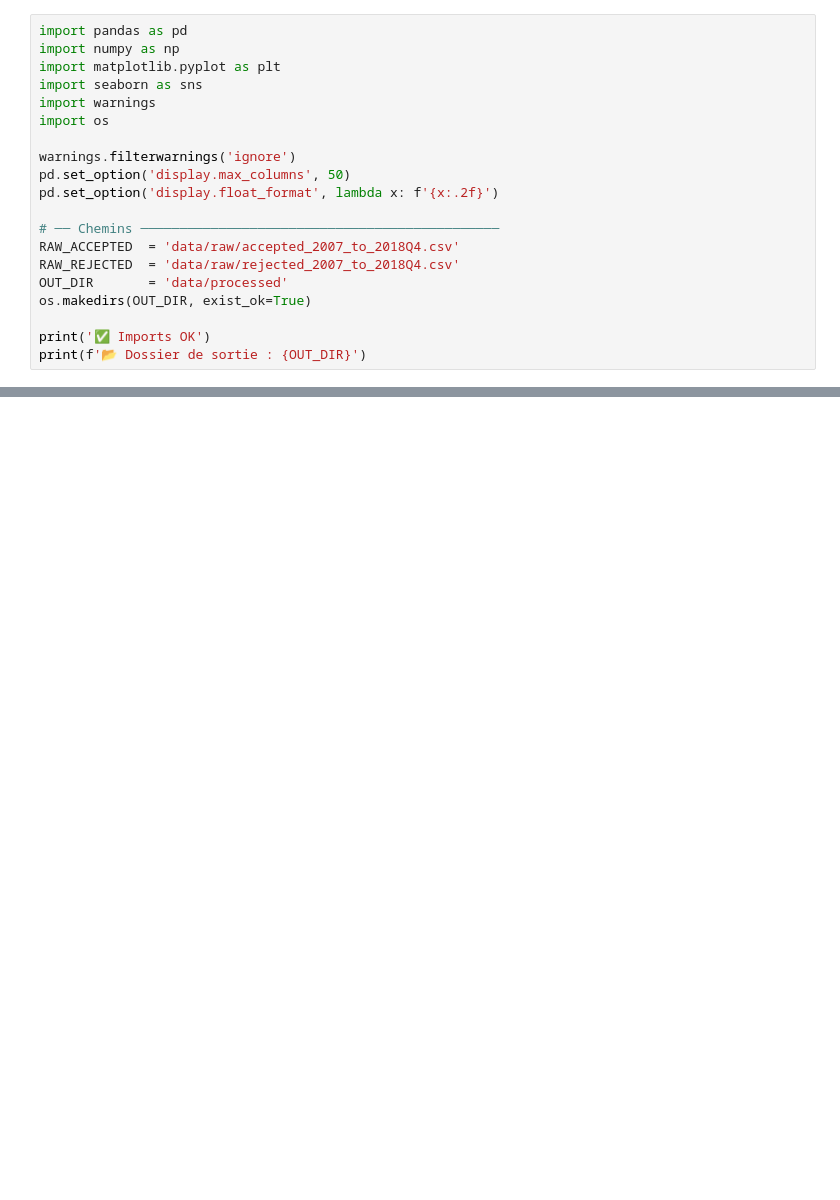
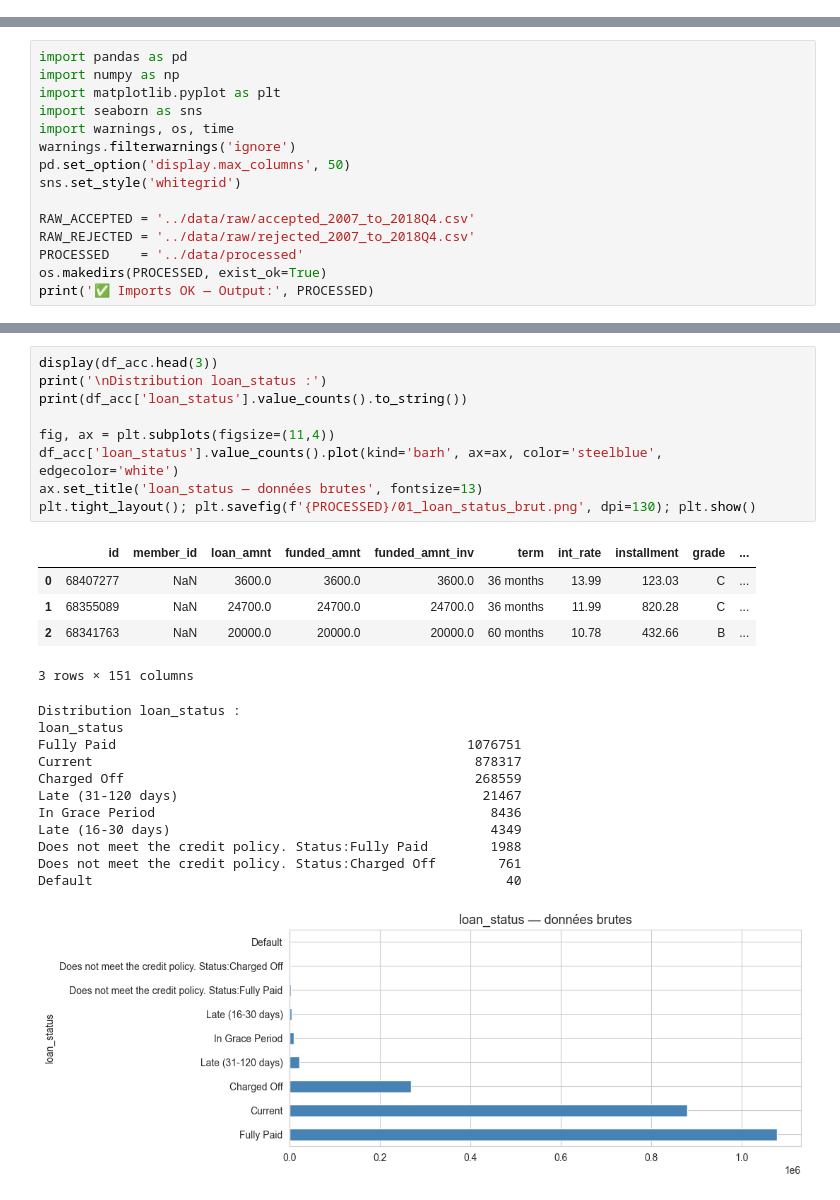
Before and after one commit to zkhribach/lending_club_project, a Jupyter notebook: notebooks/01_cleaning.ipynb, the cells around one changed output, grey strips where cells are left out. Drawn from its saved outputs; the diff is of its cells as text; blank space fills up the shorter version.

```diff
--- a/notebooks/01_cleaning.ipynb
+++ b/notebooks/01_cleaning.ipynb
@@ -16,20 +0,0 @@
-# %%
-import pandas as pd
-import numpy as np
-import matplotlib.pyplot as plt
-import seaborn as sns
-import warnings
-import os
-
-warnings.filterwarnings('ignore')
-pd.set_option('display.max_columns', 50)
-pd.set_option('display.float_format', lambda x: f'{x:.2f}')
-
-# ── Chemins ──────────────────────────────────────────────
-RAW_ACCEPTED  = 'data/raw/accepted_2007_to_2018Q4.csv'
-RAW_REJECTED  = 'data/raw/rejected_2007_to_2018Q4.csv'
-OUT_DIR       = 'data/processed'
-os.makedirs(OUT_DIR, exist_ok=True)
-
-print('✅ Imports OK')
-print(f'📂 Dossier de sortie : {OUT_DIR}')
@@ -442,0 +15,15 @@ print('\n→ Prochain notebook : 02_feature_engineering.ipynb')
+# %%
+import pandas as pd
+import numpy as np
+import matplotlib.pyplot as plt
+import seaborn as sns
+import warnings, os, time
+warnings.filterwarnings('ignore')
+pd.set_option('display.max_columns', 50)
+sns.set_style('whitegrid')
+
+RAW_ACCEPTED = '../data/raw/accepted_2007_to_2018Q4.csv'
+RAW_REJECTED = '../data/raw/rejected_2007_to_2018Q4.csv'
+PROCESSED    = '../data/processed'
+os.makedirs(PROCESSED, exist_ok=True)
+print('✅ Imports OK — Output:', PROCESSED)
@@ -442,0 +58,27 @@ print('\n→ Prochain notebook : 02_feature_engineering.ipynb')
+# %%
+display(df_acc.head(3))
+print('\nDistribution loan_status :')
+print(df_acc['loan_status'].value_counts().to_string())
+
+fig, ax = plt.subplots(figsize=(11,4))
+df_acc['loan_status'].value_counts().plot(kind='barh', ax=ax, color='steelblue', edgecolor='white')
+ax.set_title('loan_status — données brutes', fontsize=13)
+plt.tight_layout(); plt.savefig(f'{PROCESSED}/01_loan_status_brut.png', dpi=130); plt.show()
+# %% [output]
+|  | id | member_id | loan_amnt | funded_amnt | funded_amnt_inv | term | int_rate | installment | grade | ... |
+| 0 | 68407277 | NaN | 3600.0 | 3600.0 | 3600.0 | 36 months | 13.99 | 123.03 | C | ... |
+| 1 | 68355089 | NaN | 24700.0 | 24700.0 | 24700.0 | 36 months | 11.99 | 820.28 | C | ... |
+| 2 | 68341763 | NaN | 20000.0 | 20000.0 | 20000.0 | 60 months | 10.78 | 432.66 | B | ... |
+3 rows × 151 columns
+Distribution loan_status :
+loan_status
+Fully Paid                                             1076751
+Current                                                 878317
+Charged Off                                             268559
+Late (31-120 days)                                       21467
+In Grace Period                                           8436
+Late (16-30 days)                                         4349
+Does not meet the credit policy. Status:Fully Paid        1988
+Does not meet the credit policy. Status:Charged Off        761
+Default                                                     40
+[figure, added]
```
Also changed, not shown: parts of 64 cells of this notebook.
